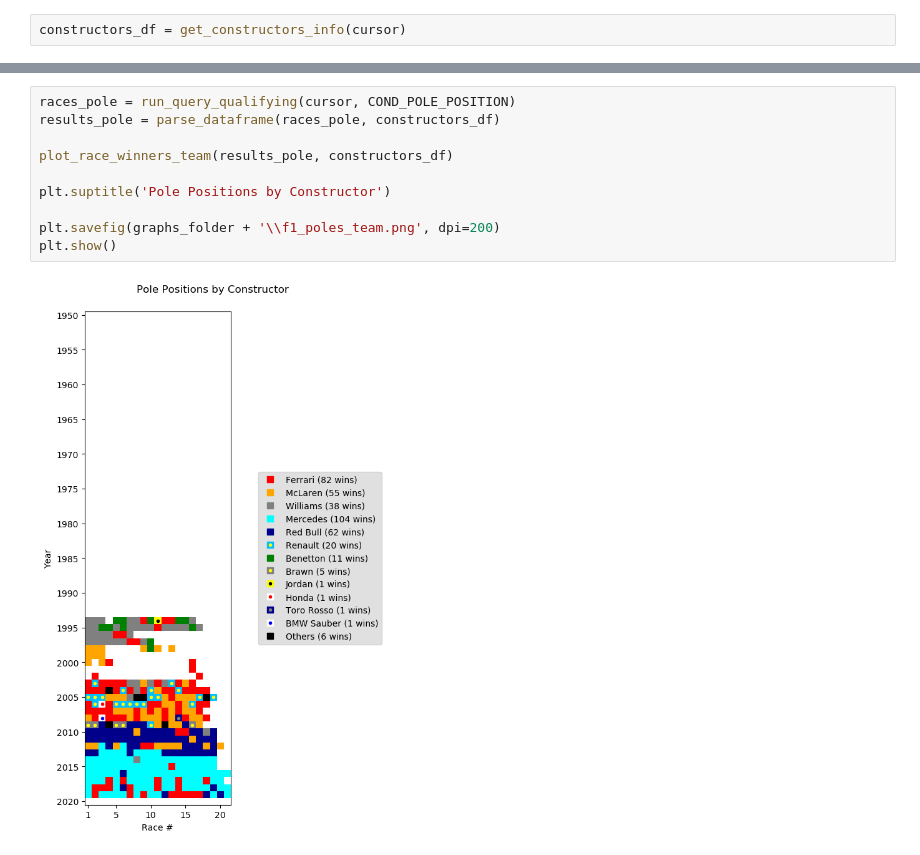
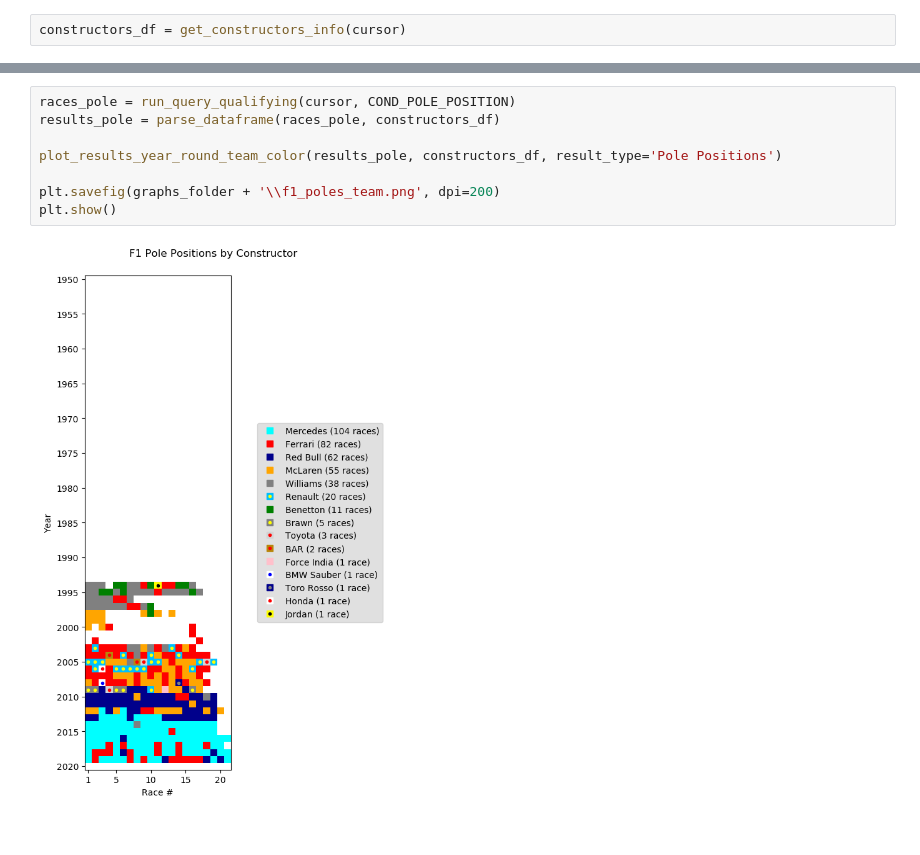
Before and after one commit to duartenina/f1-analyses, a Jupyter notebook: plots.ipynb, the cells around one changed output, grey strips where cells are left out. Drawn from its saved outputs; the diff is of its cells as text.

```diff
--- a/plots.ipynb
+++ b/plots.ipynb
@@ -42,12 +44,10 @@ plt.show()
 # %%
 races_pole = run_query_qualifying(cursor, COND_POLE_POSITION)
 results_pole = parse_dataframe(races_pole, constructors_df)
 
-plot_race_winners_team(results_pole, constructors_df)
-
-plt.suptitle('Pole Positions by Constructor')
+plot_results_year_round_team_color(results_pole, constructors_df, result_type='Pole Positions')
 
 plt.savefig(graphs_folder + '\\f1_poles_team.png', dpi=200)
 plt.show()
 # %% [output]
-[figure, old version]
+[figure, new version]
```
Also changed, not shown: parts of 5 cells of this notebook, 2 other files.
